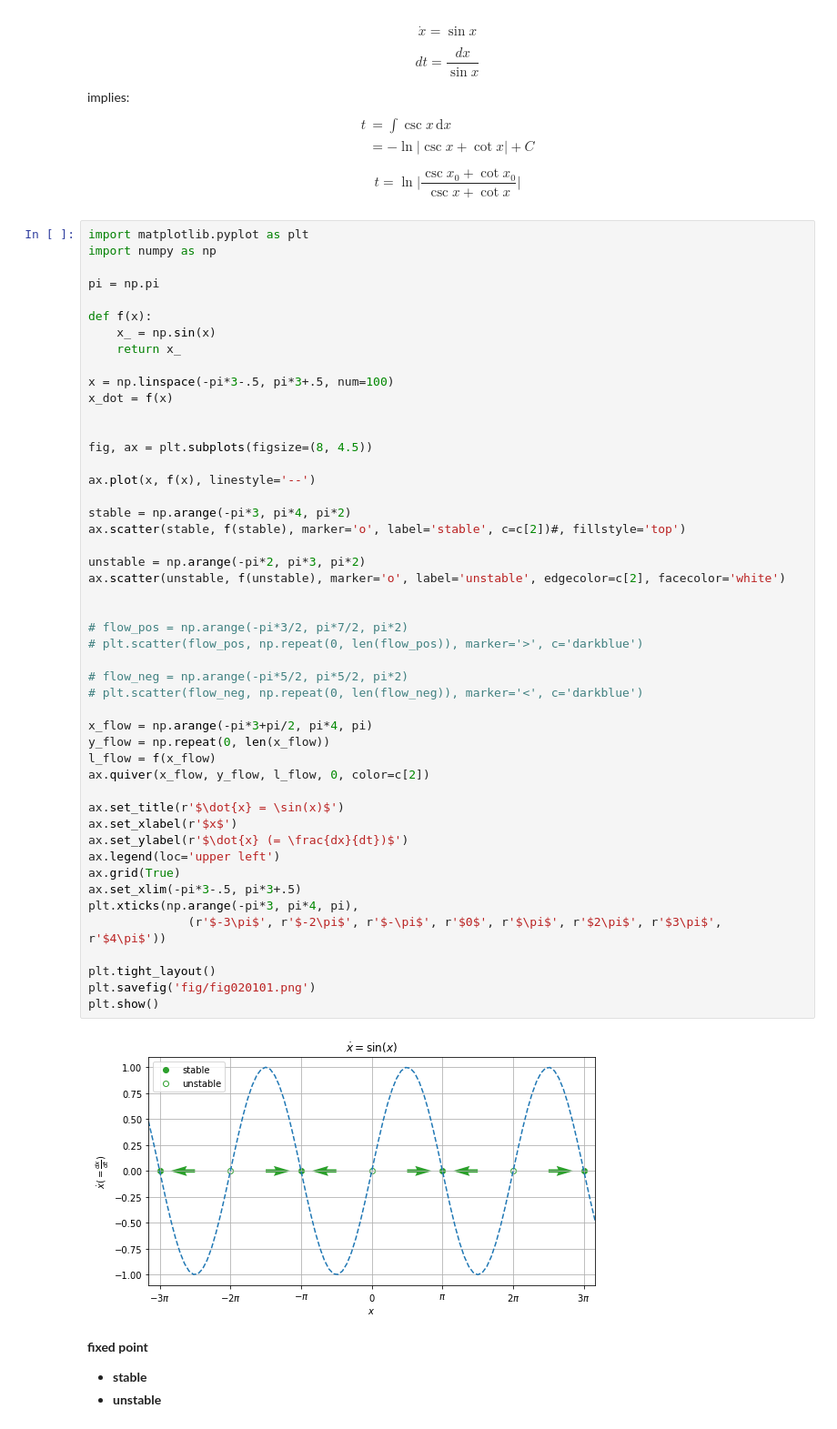
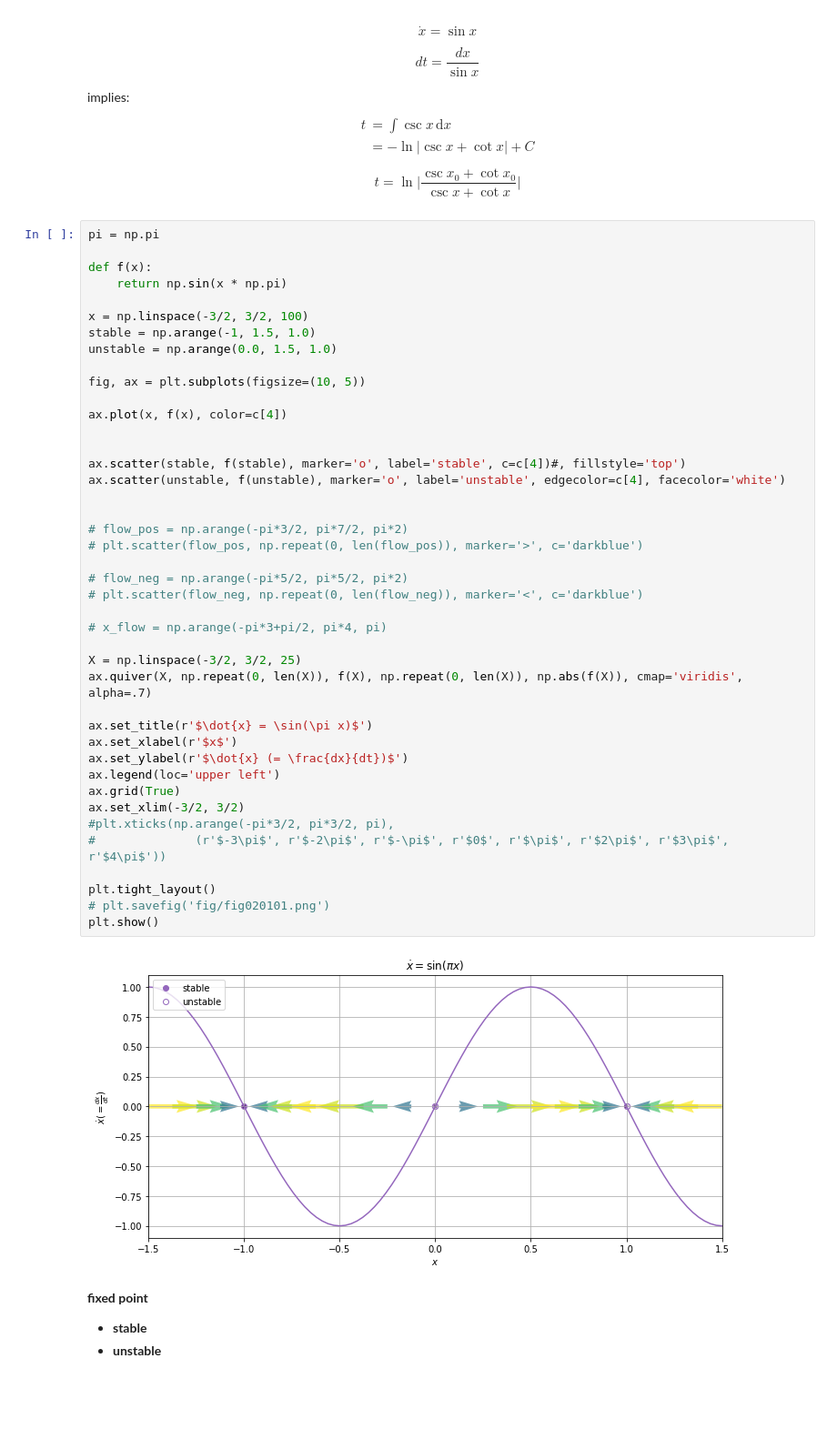
Before and after one commit to shumez/NLDC, a Jupyter notebook: 02/code.ipynb, the cells around one changed output. Shown at 91% size. Drawn from its saved outputs; the diff is of its cells as text; blank space fills up the shorter version.

Commit message:
change plot

```diff
--- a/02/code.ipynb
+++ b/02/code.ipynb
@@ -79,55 +77,49 @@ $$
 
 $$ t = \ln \Big|\frac{\csc x_0 + \cot x_0}{\csc x + \cot x}\Big| \tag{2} $$
 # %%
-import matplotlib.pyplot as plt
-import numpy as np
-
 pi = np.pi
 
 def f(x):
-    x_ = np.sin(x)
-    return x_
+    return np.sin(x * np.pi)
 
-x = np.linspace(-pi*3-.5, pi*3+.5, num=100)
-x_dot = f(x)
+x = np.linspace(-3/2, 3/2, 100)
+stable = np.arange(-1, 1.5, 1.0)
+unstable = np.arange(0.0, 1.5, 1.0)
+
+fig, ax = plt.subplots(figsize=(10, 5))
+
+ax.plot(x, f(x), color=c[4])
 
 
-fig, ax = plt.subplots(figsize=(8, 4.5))
-
-ax.plot(x, f(x), linestyle='--')
-
-stable = np.arange(-pi*3, pi*4, pi*2)
-ax.scatter(stable, f(stable), marker='o', label='stable', c=c[2])#, fillstyle='top')
-
-unstable = np.arange(-pi*2, pi*3, pi*2)
-ax.scatter(unstable, f(unstable), marker='o', label='unstable', edgecolor=c[2], facecolor='white')
+ax.scatter(stable, f(stable), marker='o', label='stable', c=c[4])#, fillstyle='top')
+ax.scatter(unstable, f(unstable), marker='o', label='unstable', edgecolor=c[4], facecolor='white')
 
 
 # flow_pos = np.arange(-pi*3/2, pi*7/2, pi*2)
 # plt.scatter(flow_pos, np.repeat(0, len(flow_pos)), marker='>', c='darkblue')
 
 # flow_neg = np.arange(-pi*5/2, pi*5/2, pi*2)
 # plt.scatter(flow_neg, np.repeat(0, len(flow_neg)), marker='<', c='darkblue')
 
-x_flow = np.arange(-pi*3+pi/2, pi*4, pi)
-y_flow = np.repeat(0, len(x_flow))
-l_flow = f(x_flow)
-ax.quiver(x_flow, y_flow, l_flow, 0, color=c[2])
+# x_flow = np.arange(-pi*3+pi/2, pi*4, pi)
 
-ax.set_title(r'$\dot{x} = \sin(x)$')
+X = np.linspace(-3/2, 3/2, 25)
+ax.quiver(X, np.repeat(0, len(X)), f(X), np.repeat(0, len(X)), np.abs(f(X)), cmap='viridis', alpha=.7)
+
+ax.set_title(r'$\dot{x} = \sin(\pi x)$')
 ax.set_xlabel(r'$x$')
 ax.set_ylabel(r'$\dot{x} (= \frac{dx}{dt})$')
 ax.legend(loc='upper left')
 ax.grid(True)
-ax.set_xlim(-pi*3-.5, pi*3+.5)
-plt.xticks(np.arange(-pi*3, pi*4, pi),
-              (r'$-3\pi$', r'$-2\pi$', r'$-\pi$', r'$0$', r'$\pi$', r'$2\pi$', r'$3\pi$', r'$4\pi$'))
+ax.set_xlim(-3/2, 3/2)
+#plt.xticks(np.arange(-pi*3/2, pi*3/2, pi),
+#              (r'$-3\pi$', r'$-2\pi$', r'$-\pi$', r'$0$', r'$\pi$', r'$2\pi$', r'$3\pi$', r'$4\pi$'))
 
 plt.tight_layout()
-plt.savefig('fig/fig020101.png')
+# plt.savefig('fig/fig020101.png')
 plt.show()
 # %% [output]
-[figure, old version]
+[figure, new version]
 # %% [markdown]
 **fixed point**
 - **stable**
```
Also changed, not shown: parts of 2 cells of this notebook.
